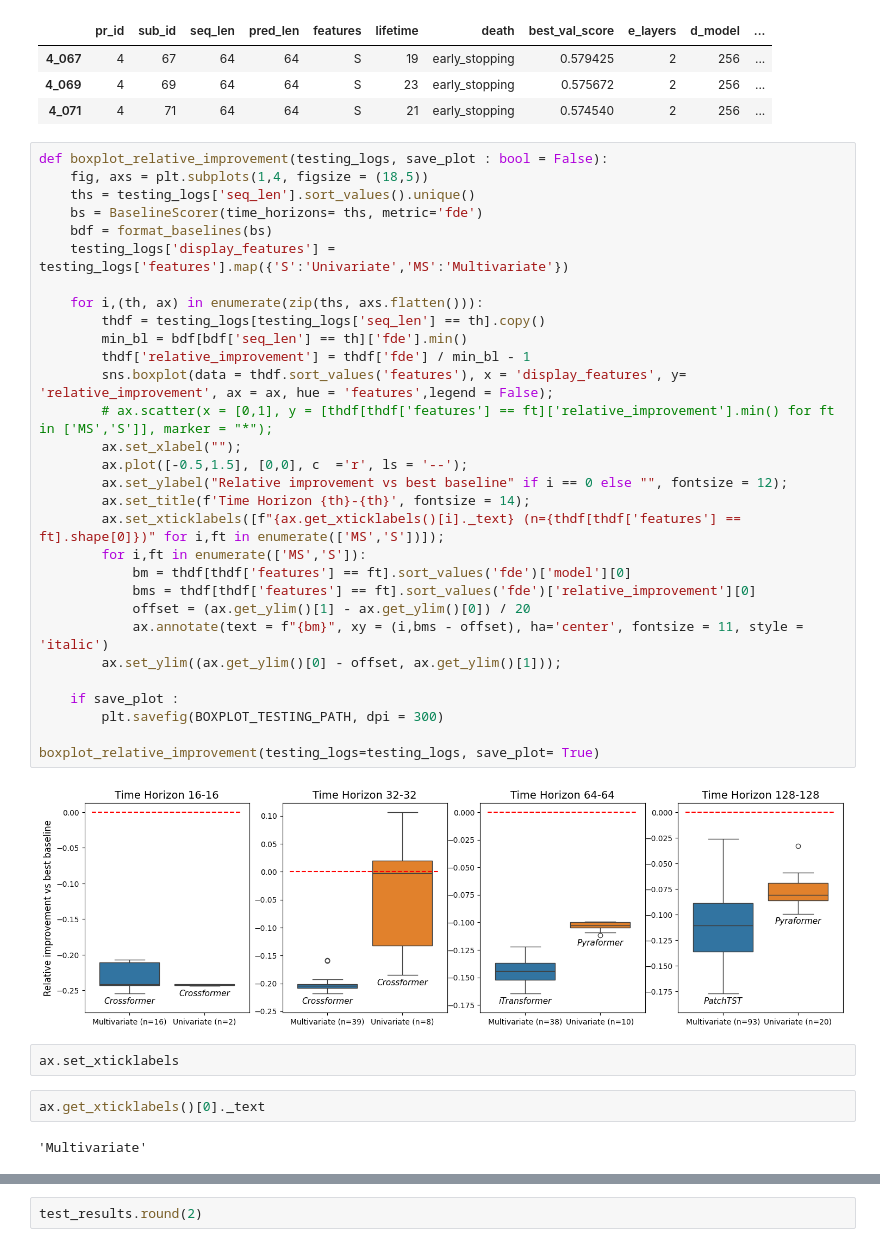
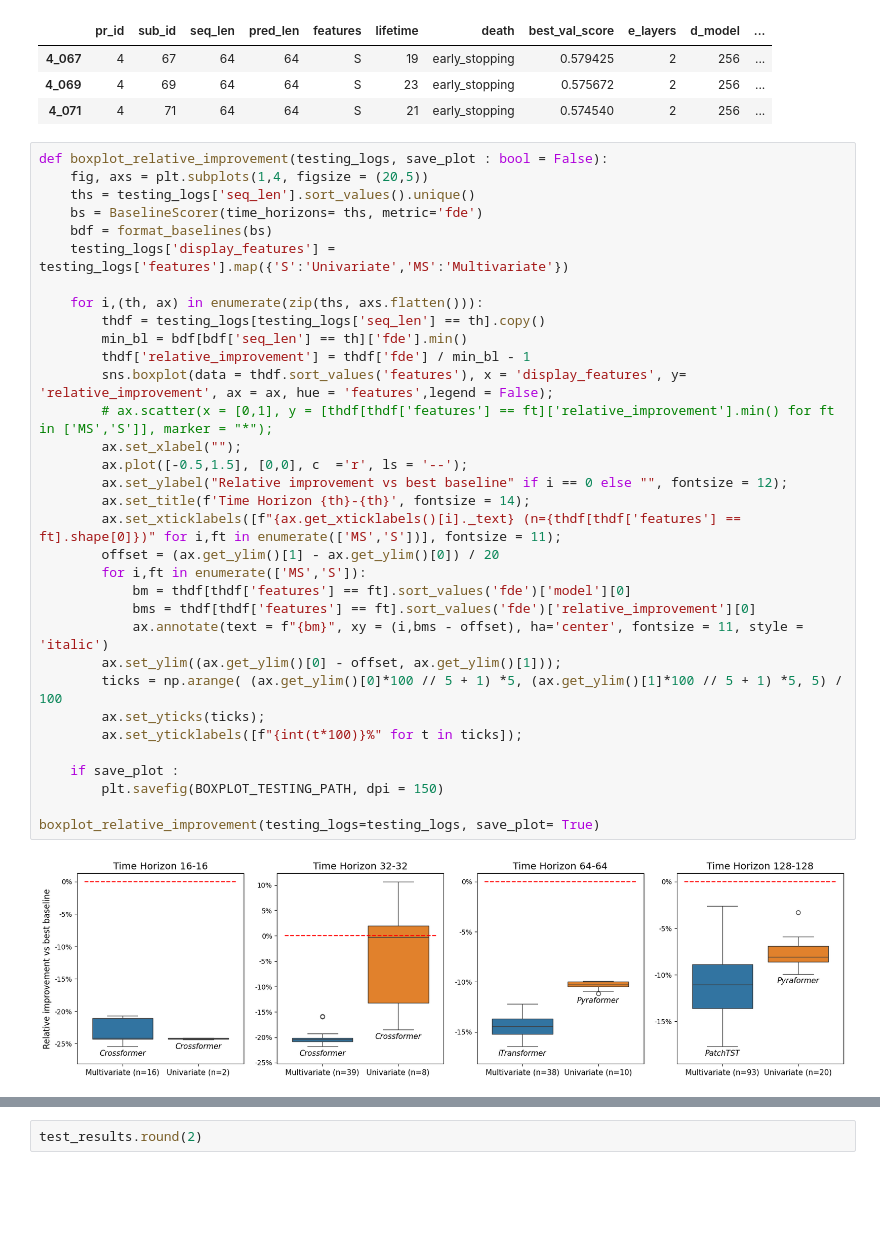
Before and after one commit to arnaud-odet/Time-Series-Library, a Jupyter notebook: results.ipynb, the cells around one changed output, grey strips where cells are left out. Cells and saved outputs as stored; diff of their text form; blank space fills up the shorter version.

```diff
--- a/results.ipynb
+++ b/results.ipynb
@@ -408,39 +408,36 @@ testing_logs.head(3)
 | 4_071 | 4 | 71 | 64 | 64 | S | 21 | early_stopping | 0.574540 | 2 | 256 | ... |
 # %%
 def boxplot_relative_improvement(testing_logs, save_plot : bool = False):
-    fig, axs = plt.subplots(1,4, figsize = (18,5))
+    fig, axs = plt.subplots(1,4, figsize = (20,5))
     ths = testing_logs['seq_len'].sort_values().unique()
     bs = BaselineScorer(time_horizons= ths, metric='fde')
     bdf = format_baselines(bs)
     testing_logs['display_features'] = testing_logs['features'].map({'S':'Univariate','MS':'Multivariate'})
 
     for i,(th, ax) in enumerate(zip(ths, axs.flatten())):
         thdf = testing_logs[testing_logs['seq_len'] == th].copy()
         min_bl = bdf[bdf['seq_len'] == th]['fde'].min()
         thdf['relative_improvement'] = thdf['fde'] / min_bl - 1
         sns.boxplot(data = thdf.sort_values('features'), x = 'display_features', y= 'relative_improvement', ax = ax, hue = 'features',legend = False);
         # ax.scatter(x = [0,1], y = [thdf[thdf['features'] == ft]['relative_improvement'].min() for ft in ['MS','S']], marker = "*");
         ax.set_xlabel("");
         ax.plot([-0.5,1.5], [0,0], c  ='r', ls = '--');
         ax.set_ylabel("Relative improvement vs best baseline" if i == 0 else "", fontsize = 12);
         ax.set_title(f'Time Horizon {th}-{th}', fontsize = 14);
-        ax.set_xticklabels([f"{ax.get_xticklabels()[i]._text} (n={thdf[thdf['features'] == ft].shape[0]})" for i,ft in enumerate(['MS','S'])]);
+        ax.set_xticklabels([f"{ax.get_xticklabels()[i]._text} (n={thdf[thdf['features'] == ft].shape[0]})" for i,ft in enumerate(['MS','S'])], fontsize = 11);
+        offset = (ax.get_ylim()[1] - ax.get_ylim()[0]) / 20
         for i,ft in enumerate(['MS','S']):
             bm = thdf[thdf['features'] == ft].sort_values('fde')['model'][0]
             bms = thdf[thdf['features'] == ft].sort_values('fde')['relative_improvement'][0]
-            offset = (ax.get_ylim()[1] - ax.get_ylim()[0]) / 20
             ax.annotate(text = f"{bm}", xy = (i,bms - offset), ha='center', fontsize = 11, style = 'italic')
         ax.set_ylim((ax.get_ylim()[0] - offset, ax.get_ylim()[1]));
+        ticks = np.arange( (ax.get_ylim()[0]*100 // 5 + 1) *5, (ax.get_ylim()[1]*100 // 5 + 1) *5, 5) / 100
+        ax.set_yticks(ticks);
+        ax.set_yticklabels([f"{int(t*100)}%" for t in ticks]);
 
     if save_plot :
-        plt.savefig(BOXPLOT_TESTING_PATH, dpi = 300)
+        plt.savefig(BOXPLOT_TESTING_PATH, dpi = 150)
 
 boxplot_relative_improvement(testing_logs=testing_logs, save_plot= True)
 # %% [output]
-[figure, old version]
+[figure, new version]
-# %%
-ax.set_xticklabels
-# %%
-ax.get_xticklabels()[0]._text
-# %% [output]
-'Multivariate'
```
Also changed, not shown: parts of 1 cell of this notebook.
